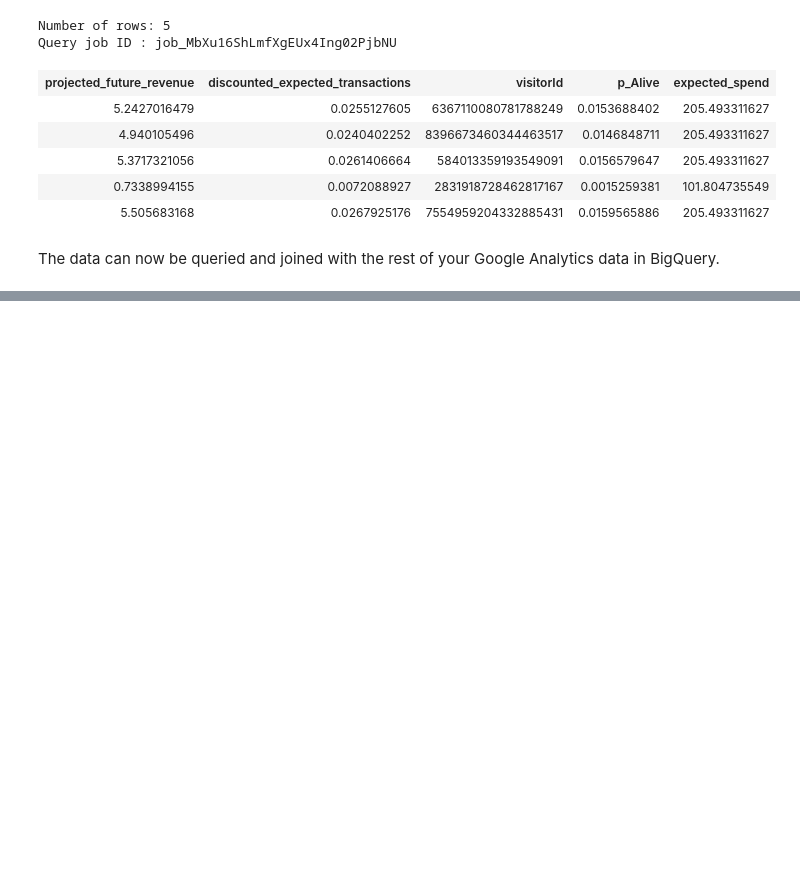
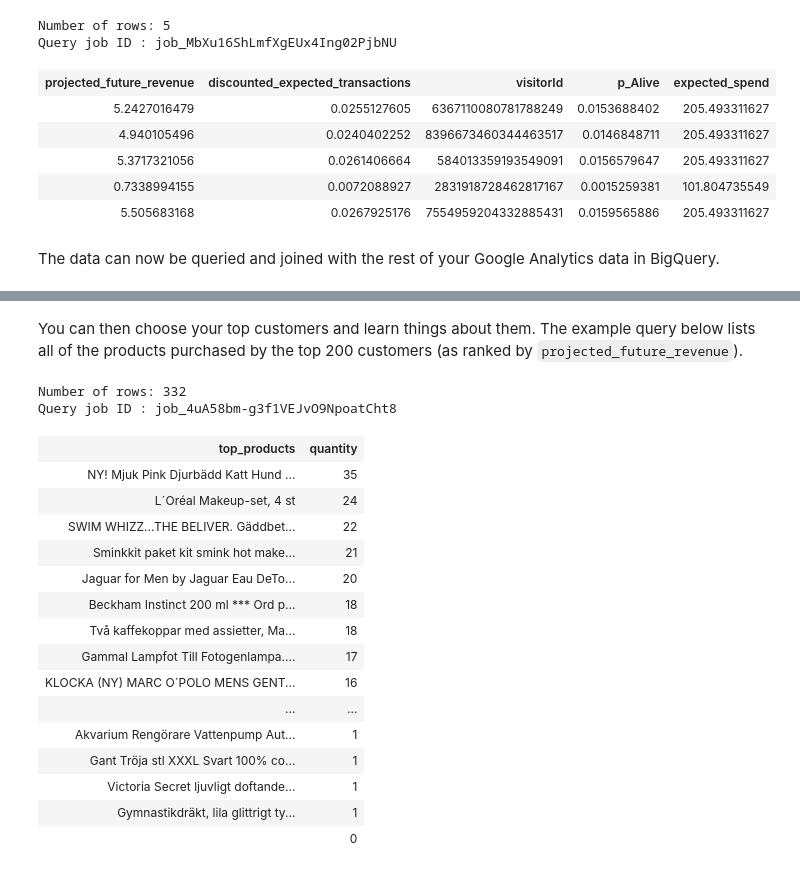
Before and after one commit to grano/clv-bq, a Jupyter notebook: clv-bq.ipynb, the cells around one changed output, grey strips where cells are left out. Cells and saved outputs as stored; diff of their text form; code cells hidden in the pictures; blank space fills up the shorter version.

```diff
--- a/clv-bq.ipynb
+++ b/clv-bq.ipynb
@@ -543,0 +659,51 @@ The data can now be queried and joined with the rest of your Google Analytics da
+# %% [markdown]
+You can then choose your top customers and learn things about them. The example query below lists all of the products purchased by the top 200 customers (as ranked by `projected_future_revenue`).
+# %%
+%%bq_sql
+SELECT
+  top_products,
+  COUNT(top_products) AS quantity
+FROM (
+  SELECT
+    $visitor_id,
+    hits.item.productName AS top_products
+  FROM
+    TABLE_DATE_RANGE([941929509095:$ga_view_id.ga_sessions_],
+      TIMESTAMP($start_date),
+      TIMESTAMP($cohort_end_date))
+    ) a
+JOIN (
+  SELECT
+    visitorId
+  FROM
+    [outputs.jan_june_2014]
+  ORDER BY
+    projected_future_revenue DESC
+  LIMIT
+    200
+    ) b
+ON
+  a.$visitor_id=b.visitorId
+GROUP BY
+  top_products
+ORDER BY
+  quantity DESC;
+# %% [output]
+Number of rows: 332
+Query job ID : job_4uA58bm-g3f1VEJvO9NpoatCht8
+| top_products | quantity |
+| NY! Mjuk Pink Djurbädd Katt Hund ... | 35 |
+| L´Oréal Makeup-set, 4 st | 24 |
+| SWIM WHIZZ...THE BELIVER. Gäddbet... | 22 |
+| Sminkkit paket kit smink hot make... | 21 |
+| Jaguar for Men by Jaguar Eau DeTo... | 20 |
+| Beckham Instinct 200 ml *** Ord p... | 18 |
+| Två kaffekoppar med assietter, Ma... | 18 |
+| Gammal Lampfot Till Fotogenlampa.... | 17 |
+| KLOCKA (NY) MARC O`POLO MENS GENT... | 16 |
+| ... | ... |
+| Akvarium Rengörare Vattenpump Aut... | 1 |
+| Gant Tröja stl XXXL Svart 100% co... | 1 |
+| Victoria Secret ljuvligt doftande... | 1 |
+| Gymnastikdräkt, lila glittrigt ty... | 1 |
+|  | 0 |
```
Also changed, not shown: parts of 9 cells of this notebook.
